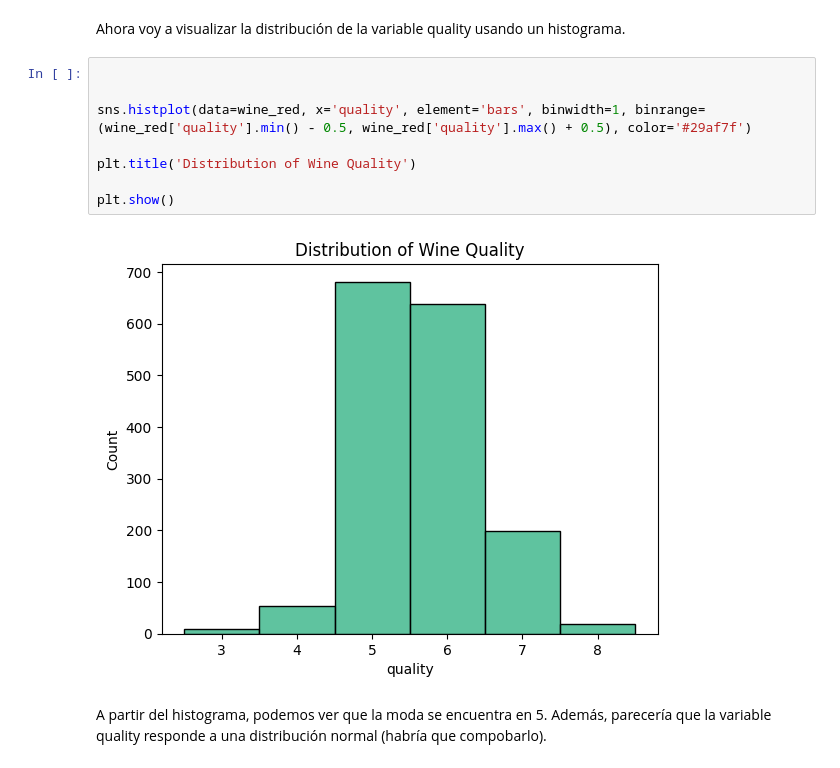
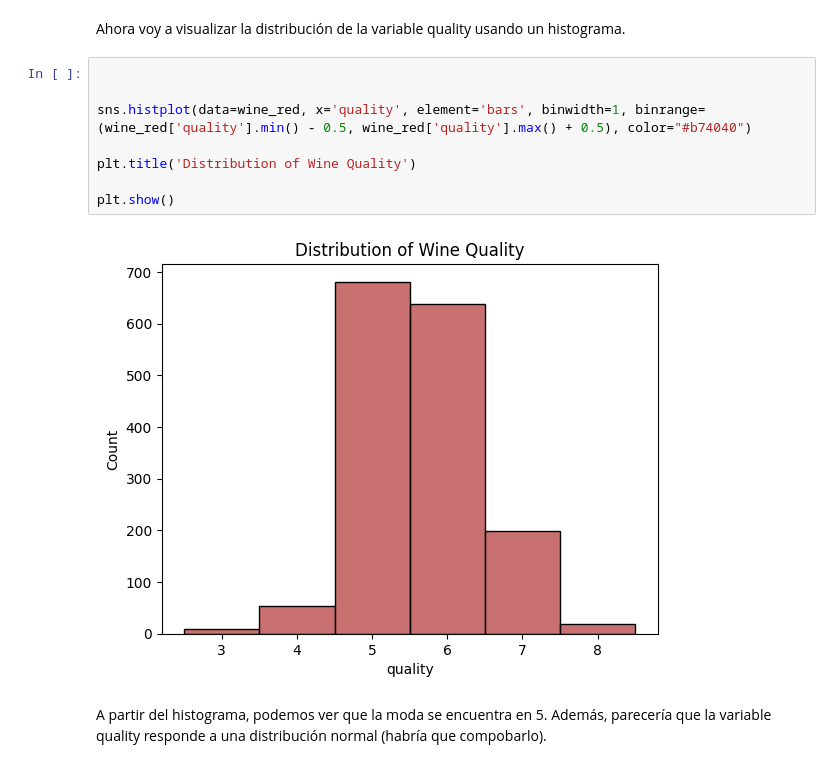
Before and after one commit to etorriglia/Programacion_Python_II, a Jupyter notebook: Predictor/clasificador_de_vinos.ipynb, the cells around one changed output. Cells and saved outputs as stored; diff of their text form.

```diff
--- a/Predictor/clasificador_de_vinos.ipynb
+++ b/Predictor/clasificador_de_vinos.ipynb
@@ -72,13 +72,13 @@ Ahora voy a visualizar la distribución de la variable quality usando un histogr
 # %%
 
 
-sns.histplot(data=wine_red, x='quality', element='bars', binwidth=1, binrange=(wine_red['quality'].min() - 0.5, wine_red['quality'].max() + 0.5), color='#29af7f')
+sns.histplot(data=wine_red, x='quality', element='bars', binwidth=1, binrange=(wine_red['quality'].min() - 0.5, wine_red['quality'].max() + 0.5), color="#b74040")
 
 plt.title('Distribution of Wine Quality')
 
 plt.show()
 # %% [output]
-[figure, old version]
+[figure, new version]
 # %% [markdown]
 A partir del histograma, podemos ver que la moda se encuentra en 5. Además, parecería que la variable quality responde a una distribución normal (habría que compobarlo).
 # %% [markdown]
```
Also changed, not shown: parts of 10 cells of this notebook.
